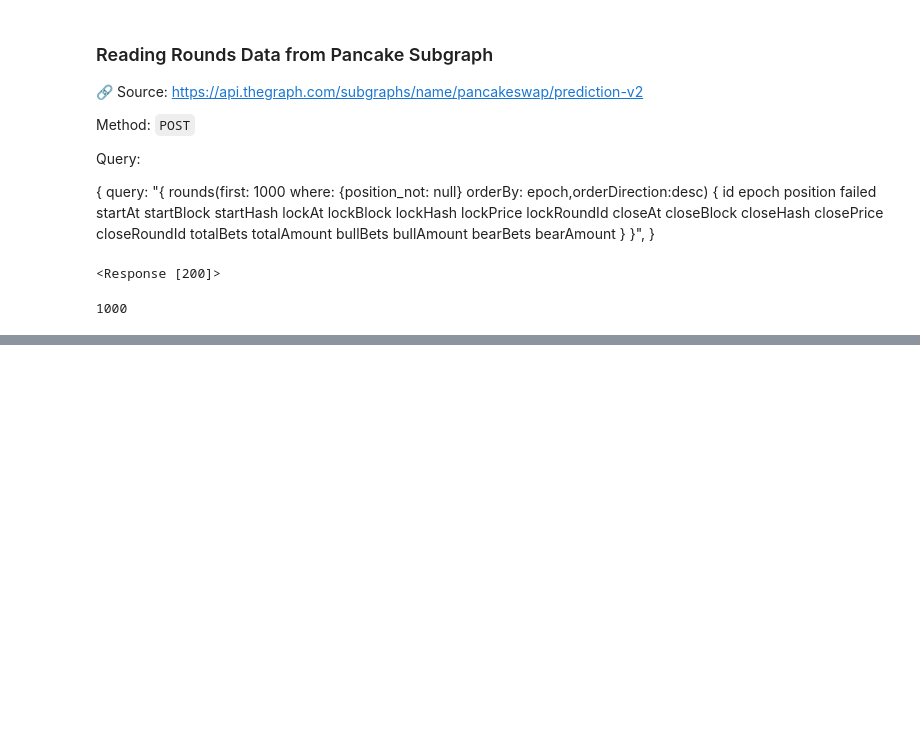
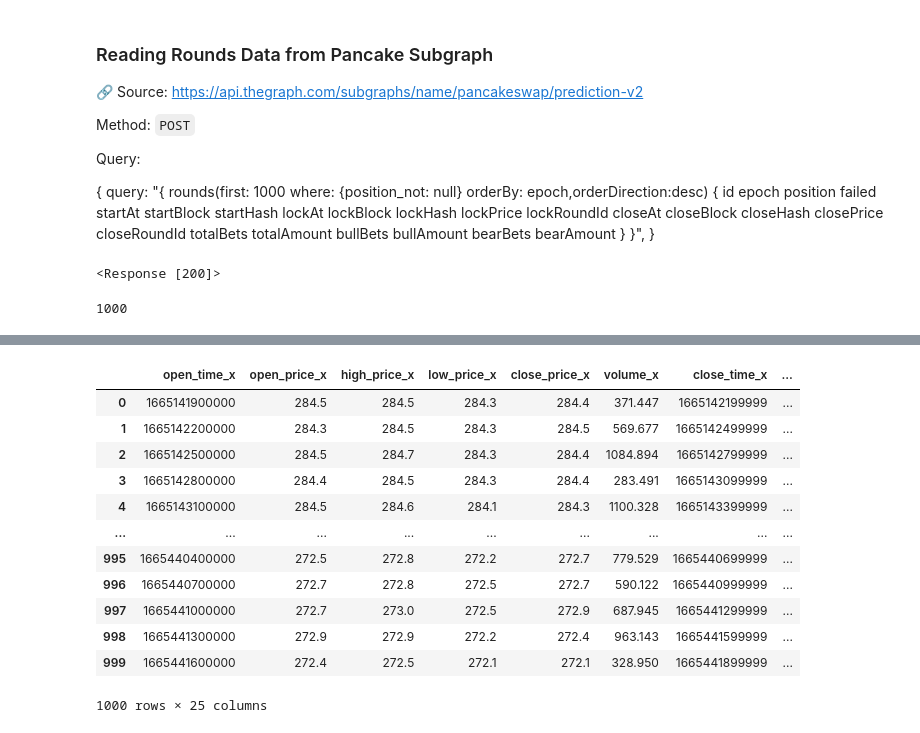
Before and after one commit to jjuniorc/tensorflow, a Jupyter notebook: prediction_dataset.ipynb, the cells around one changed output, grey strips where cells are left out. Cells and saved outputs as stored; diff of their text form; code cells hidden in the pictures; blank space fills up the shorter version.

```diff
--- a/prediction_dataset.ipynb
+++ b/prediction_dataset.ipynb
@@ -148 +148,24 @@ df_pancake_rounds
 1000 rows × 23 columns
+# %%
+# Create a key-column to join DataFrames
+df_binance_bnbusdt_5m["timestamp_key"] = pd.to_datetime(df_binance_bnbusdt_5m["close_time"], unit='ms')
+df_binance_bnbusdt_1m["timestamp_key"] = pd.to_datetime(df_binance_bnbusdt_1m["close_time"], unit='ms')
+df_pancake_rounds["timestamp_key"] = pd.to_datetime(df_pancake_rounds["closeAt"], unit='s')
+# %%
+# Join Dataframes
+df_joined = pd.merge_asof(df_binance_bnbusdt_5m, df_binance_bnbusdt_1m, on='timestamp_key',direction = 'nearest', tolerance=pd.Timedelta("5 min"))
+df_joined
+# %% [output]
+|  | open_time_x | open_price_x | high_price_x | low_price_x | close_price_x | volume_x | close_time_x | ... |
+| 0 | 1665141900000 | 284.5 | 284.5 | 284.3 | 284.4 | 371.447 | 1665142199999 | ... |
+| 1 | 1665142200000 | 284.3 | 284.5 | 284.3 | 284.5 | 569.677 | 1665142499999 | ... |
+| 2 | 1665142500000 | 284.5 | 284.7 | 284.3 | 284.4 | 1084.894 | 1665142799999 | ... |
+| 3 | 1665142800000 | 284.4 | 284.5 | 284.3 | 284.4 | 283.491 | 1665143099999 | ... |
+| 4 | 1665143100000 | 284.5 | 284.6 | 284.1 | 284.3 | 1100.328 | 1665143399999 | ... |
+| ... | ... | ... | ... | ... | ... | ... | ... | ... |
+| 995 | 1665440400000 | 272.5 | 272.8 | 272.2 | 272.7 | 779.529 | 1665440699999 | ... |
+| 996 | 1665440700000 | 272.7 | 272.8 | 272.5 | 272.7 | 590.122 | 1665440999999 | ... |
+| 997 | 1665441000000 | 272.7 | 273.0 | 272.5 | 272.9 | 687.945 | 1665441299999 | ... |
+| 998 | 1665441300000 | 272.9 | 272.9 | 272.2 | 272.4 | 963.143 | 1665441599999 | ... |
+| 999 | 1665441600000 | 272.4 | 272.5 | 272.1 | 272.1 | 328.950 | 1665441899999 | ... |
+1000 rows × 25 columns
```
Also changed, not shown: parts of 3 cells of this notebook.
